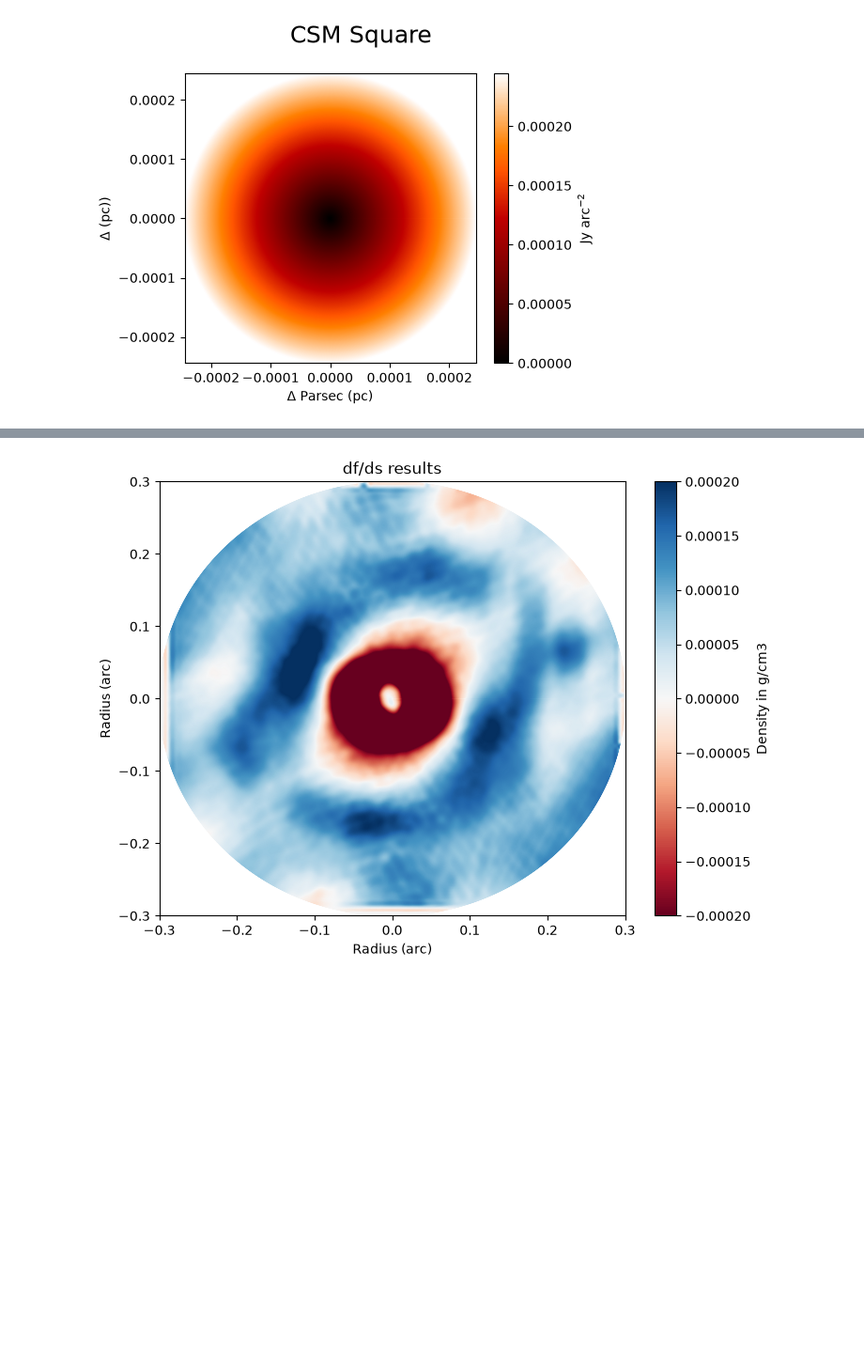
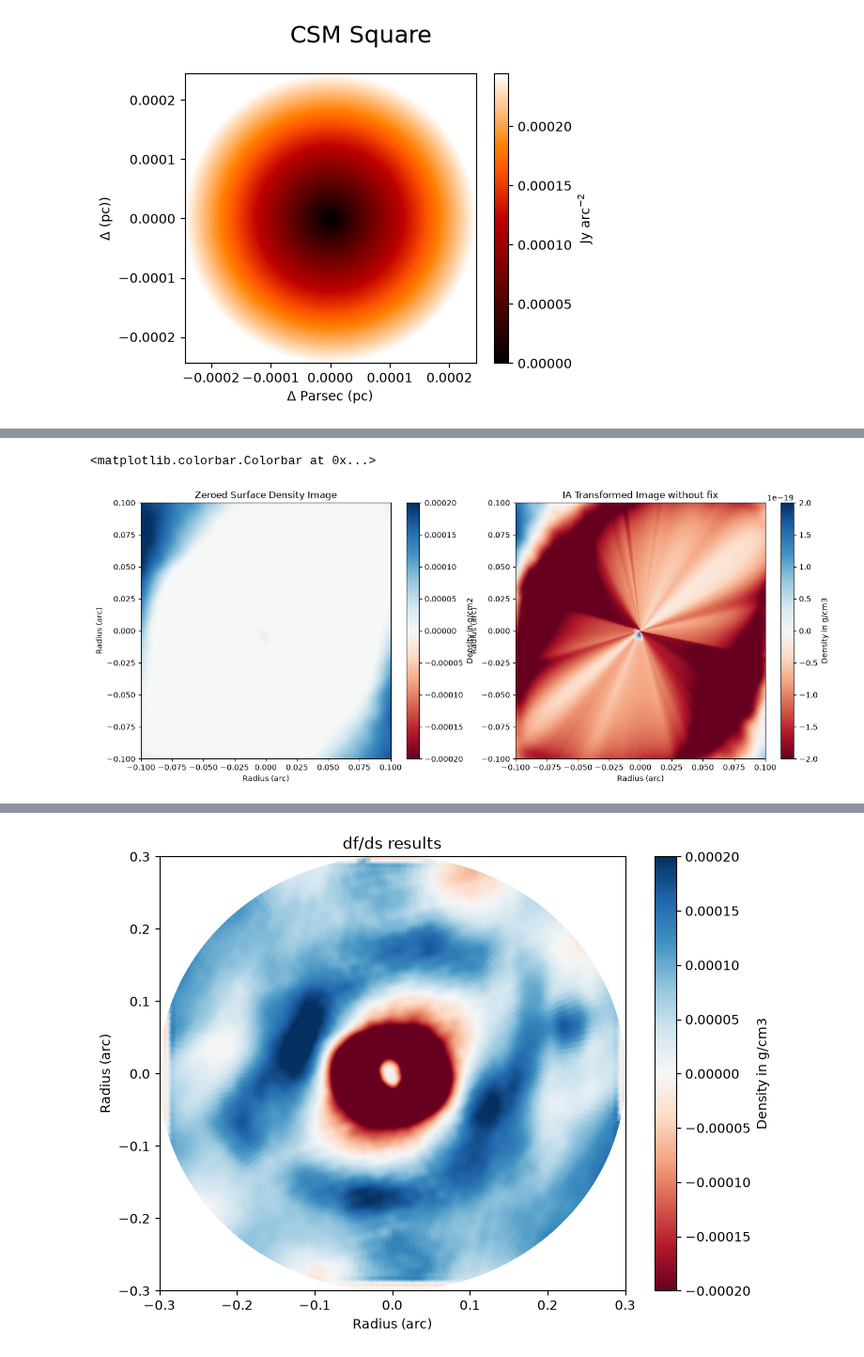
Before and after one commit to imanbeh/csm_pipeline, a Jupyter notebook: density_IAT_3D.ipynb, the cells around one changed output, grey strips where cells are left out. Shown at 94% size. Cells and saved outputs as stored; diff of their text form; code cells hidden in the pictures; blank space fills up the shorter version.

```diff
--- a/density_IAT_3D.ipynb
+++ b/density_IAT_3D.ipynb
@@ -363,3 +376,33 @@ def on_plot_hover(event):
+# %%
+fig, ax = plt.subplots(nrows=1, ncols=2,figsize=(16,6))
+
+im0 = ax[0].pcolormesh(xaxis, yaxis, interp_temp,cmap='RdBu',shading="gouraud", vmin = -2e-4, vmax = 0.0002)
+
+rnge = 0.1
+ax[0].set_xlim(-rnge,rnge)
+ax[0].set_ylim(-rnge,rnge)
+ax[0].set_xlabel("Radius (arc)")
+ax[0].set_ylabel("Radius (arc)")
+
+ax[0].set_title("Zeroed Surface Density Image")
+fig.colorbar(im0,label = "Density in g/cm2")
+
+### abel image
+
+#im1 = ax[1].pcolormesh(xaxis[:,0:-c], yaxis[:,0:-c], csm_abel,cmap='RdBu',shading="gouraud", vmin = -2e-19, vmax = 2e-19)
+im1 = ax[1].pcolormesh(xaxis, yaxis, csm_abel,cmap='RdBu',shading="gouraud", vmin = -2e-19, vmax = 2e-19)
+
+ax[1].set_xlim(-rnge,rnge)
+ax[1].set_ylim(-rnge,rnge)
+ax[1].set_xlabel("Radius (arc)")
+ax[1].set_ylabel("Radius (arc)")
+
+
+ax[1].set_title("IA Transformed Image without fix")
+fig.colorbar(im1,label = "Density in g/cm3")
+# %% [output]
+<matplotlib.colorbar.Colorbar at 0x...>
+[figure, added]
 # %%
 #import ipympl
 # %%
```
Also changed, not shown: parts of 19 cells of this notebook, 1 other file.
